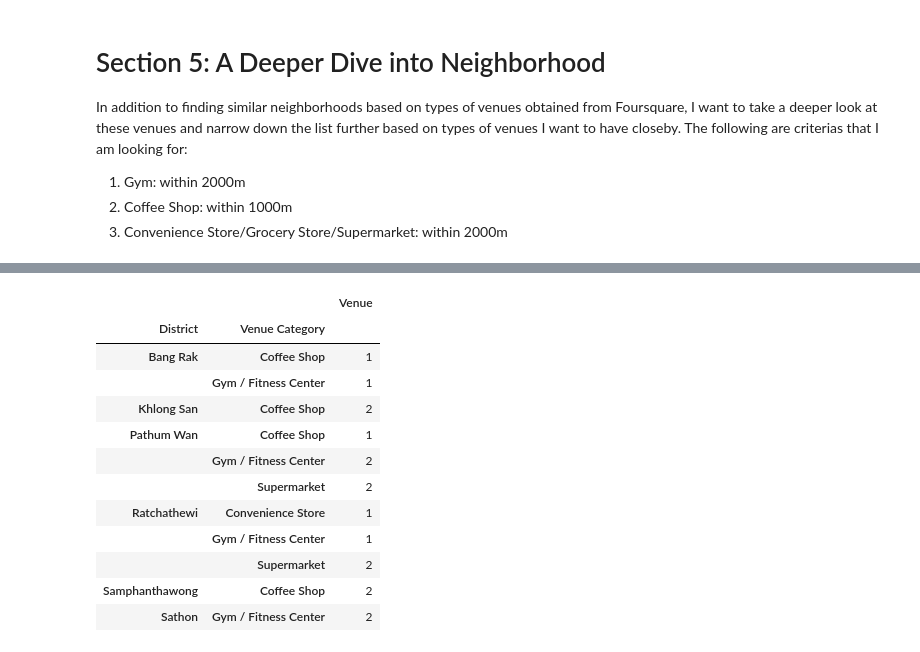
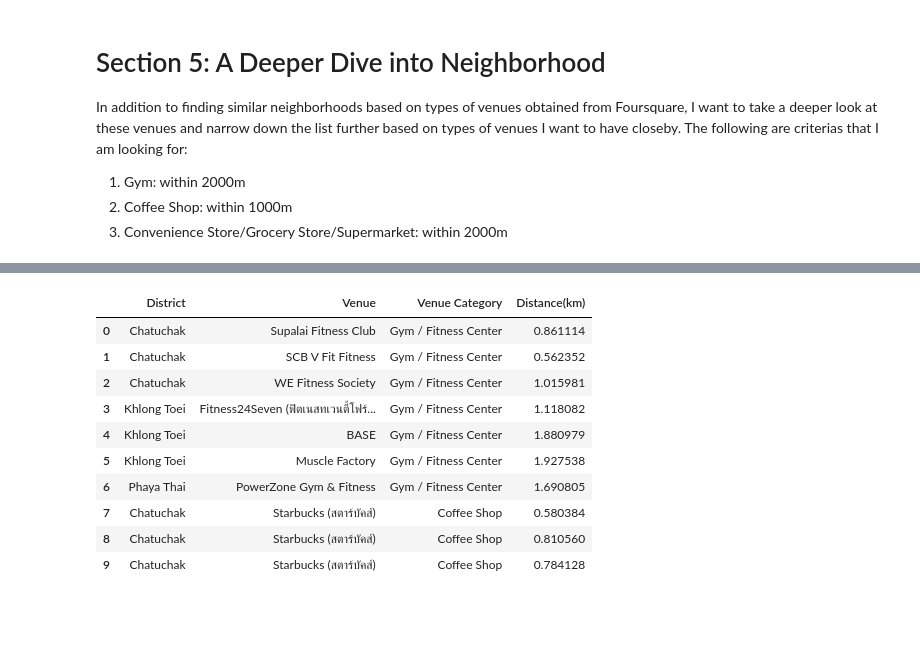
Before and after one commit to winskiis/Coursera_Capstone, a Jupyter notebook: The Battle of Neighborhoods/Introduction - Relocation Analysis.ipynb, the cells around one changed output, grey strips where cells are left out. Drawn from its saved outputs; the diff is of its cells as text; code cells hidden in the pictures; blank space fills up the shorter version.

```diff
--- a/The Battle of Neighborhoods/Introduction - Relocation Analysis.ipynb
+++ b/The Battle of Neighborhoods/Introduction - Relocation Analysis.ipynb
@@ -422,26 +432,27 @@ poi_similar_neigh.head()
 # %%
 #define required venue categories
 interested_cat = ('Gym / Fitness Center','Coffee Shop','Convenience Store','Grocery Store','Supermarket')
+distance_km_req = (2,1,2,2,2) #distance in km
 
-#filter DataFrame based on stated criteria in description above
-summary = poi_similar_neigh.loc[((poi_similar_neigh['Venue Category'] == interested_cat[0]) & (poi_similar_neigh['Distance(km)']<2)) |
-                      ((poi_similar_neigh['Venue Category'] == interested_cat[1]) & (poi_similar_neigh['Distance(km)']<1)) |
-                      ((poi_similar_neigh['Venue Category'].isin(interested_cat[2:])) & (poi_similar_neigh['Distance(km)']<2)),
-                      poi_similar_neigh.columns[[0]+[3]+[6]]]
+i = 0
+summary = pd.DataFrame()
+#loop thorugh the lists above and search the DataFrame for required venues within a specific distance
+while i < len(interested_cat):
+    temp = poi_similar_neigh.loc[((poi_similar_neigh['Venue Category'] == interested_cat[i]) & (poi_similar_neigh['Distance(km)'] < distance_km_req[i])),
+                                 poi_similar_neigh.columns[[0]+[3]+[6]+[-1]]]
+    summary = summary.append(temp, ignore_index = True)
+    i = i + 1
 
-#display summary table
-summary.groupby(['District', 'Venue Category']).count()
+summary.head(10)
 # %% [output]
-|  |  | Venue |
-| District | Venue Category |  |
-| Bang Rak | Coffee Shop | 1 |
-|  | Gym / Fitness Center | 1 |
-| Khlong San | Coffee Shop | 2 |
-| Pathum Wan | Coffee Shop | 1 |
-|  | Gym / Fitness Center | 2 |
-|  | Supermarket | 2 |
-| Ratchathewi | Convenience Store | 1 |
-|  | Gym / Fitness Center | 1 |
-|  | Supermarket | 2 |
-| Samphanthawong | Coffee Shop | 2 |
-| Sathon | Gym / Fitness Center | 2 |
+|  | District | Venue | Venue Category | Distance(km) |
+| 0 | Chatuchak | Supalai Fitness Club | Gym / Fitness Center | 0.861114 |
+| 1 | Chatuchak | SCB V Fit Fitness | Gym / Fitness Center | 0.562352 |
+| 2 | Chatuchak | WE Fitness Society | Gym / Fitness Center | 1.015981 |
+| 3 | Khlong Toei | Fitness24Seven (ฟิตเนสทเวนตี้โฟร์... | Gym / Fitness Center | 1.118082 |
+| 4 | Khlong Toei | BASE | Gym / Fitness Center | 1.880979 |
+| 5 | Khlong Toei | Muscle Factory | Gym / Fitness Center | 1.927538 |
+| 6 | Phaya Thai | PowerZone Gym & Fitness | Gym / Fitness Center | 1.690805 |
+| 7 | Chatuchak | Starbucks (สตาร์บัคส์) | Coffee Shop | 0.580384 |
+| 8 | Chatuchak | Starbucks (สตาร์บัคส์) | Coffee Shop | 0.810560 |
+| 9 | Chatuchak | Starbucks (สตาร์บัคส์) | Coffee Shop | 0.784128 |
```
Also changed, not shown: parts of 17 cells of this notebook, 4 other files.
